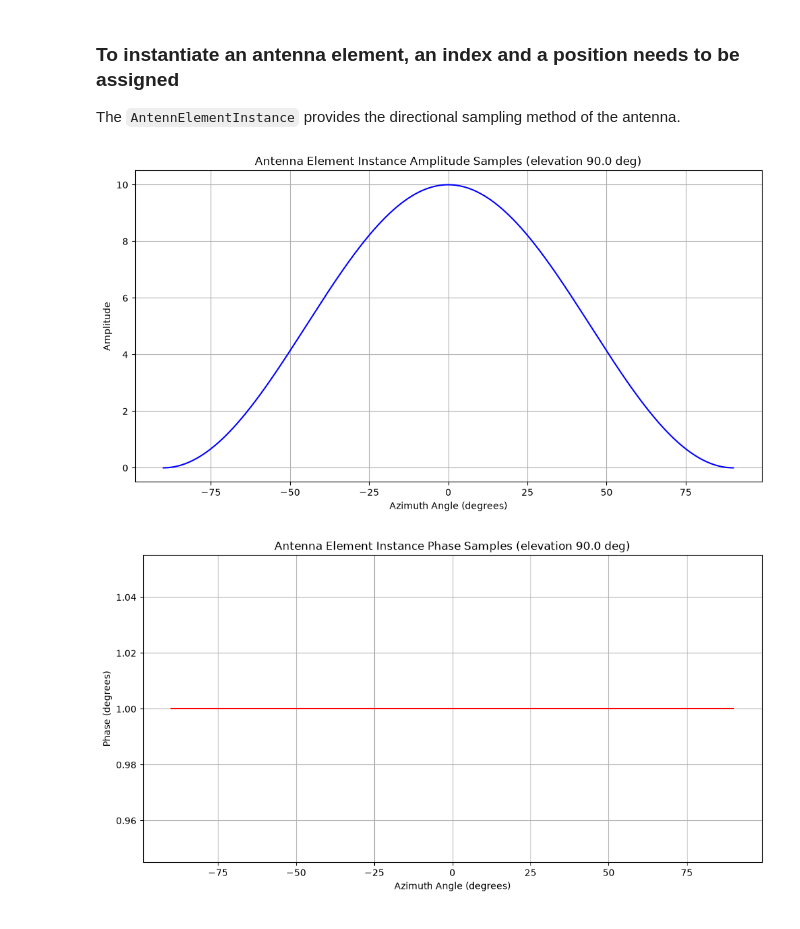
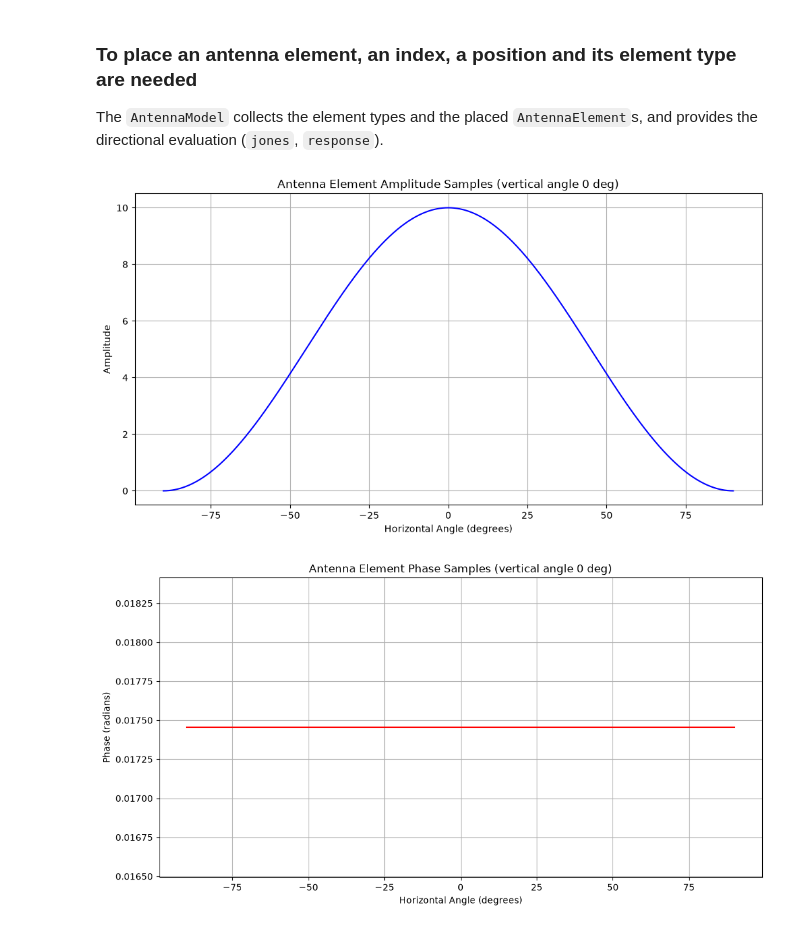
Before and after one commit to aimotive/asam-osi-hfss, a Jupyter notebook: notebooks/antenna/antenna_element.ipynb, the cells around one changed output. Drawn from its saved outputs; the diff is of its cells as text; code cells hidden in the pictures.

```diff
--- a/notebooks/antenna/antenna_element.ipynb
+++ b/notebooks/antenna/antenna_element.ipynb
@@ -87,8 +73,8 @@ from antenna.element import FrequencyInstance
 
 frequency_instance = FrequencyInstance(
     frequency=77e9,
-    radiation=radiation_properties,
-    gain=10.0,
-    phase=0.0
+    gain=20.0,  # dB, i.e. linear amplitude factor 10
+    phase=0.0,
+    radiation=radiation,
 )
 # %% [markdown]
@@ -98,47 +84,62 @@ In this example, there is only one frequency available
 # %%
-from antenna.element import AntennaElement, RxTMode
+from antenna.element import AntennaElementType, Mode
 
-antenna_element = AntennaElement(
-    frequency_instances=[frequency_instance],
-    mode=RxTMode.RECEIVE,
+element_type = AntennaElementType(
+    id=0,
+    mode=Mode.RECEIVE,
+    frequency_instance=[frequency_instance],
 )
 # %% [markdown]
-### To instantiate an antenna element, an index and a position needs to be assigned
+### To place an antenna element, an index, a position and its element type are needed
 
-The `AntennElementInstance` provides the directional sampling method of the antenna.
+The `AntennaModel` collects the element types and the placed `AntennaElement`s, and provides the directional evaluation (`jones`, `response`).
 # %%
-from antenna.element import Position, AntennaElementInstance, Direction
-
-position = Position(x=0.0, y=0.0, z=0.0)
-
-antenna_element_instance = AntennaElementInstance(
-    idx=0, position=position, antenna_element=antenna_element
+from antenna.element import (
+    AntennaElement,
+    AntennaModel,
+    Direction,
+    PolarizationBasis,
+    Vector3d,
 )
 
+antenna_model = AntennaModel(
+    id=0,
+    polarization_basis=PolarizationBasis.LINEAR_HV,
+    element_type=[element_type],
+    element=[
+        AntennaElement(
+            index=0,
+            element_type_id=element_type.id,
+            position=Vector3d(x=0.0, y=0.0, z=0.0),
+        )
+    ],
+)
+element = antenna_model.element[0]
+
 frequency = 77e9
-boresight_elevation: Degree = 90.0
+boresight_vertical = 0.0
 
-# sample() returns (H, V) responses to an H excitation; plot the co-polarised H one.
-samples = [
-    antenna_element_instance.sample(
-        frequency, Direction(azimuth=angle, elevation=boresight_elevation)
-    )[0]
-    for angle in az_angles
-]
+# response() returns the (H, V) field for an H excitation; plot the co-polarised H one.
+samples = np.array(
+    [
+        antenna_model.response(element, frequency, Direction(h, boresight_vertical))[0]
+        for h in horizontal_angle
+    ]
+)
 
 plt.figure(figsize=(12, 6))
-plt.plot(az_angles, [s.amplitude for s in samples], color="blue")
-plt.title(f"Antenna Element Instance Amplitude Samples (elevation {boresight_elevation} deg)")
-plt.xlabel("Azimuth Angle (degrees)")
+plt.plot(np.degrees(horizontal_angle), np.abs(samples), color="blue")
+plt.title("Antenna Element Amplitude Samples (vertical angle 0 deg)")
+plt.xlabel("Horizontal Angle (degrees)")
 plt.ylabel("Amplitude")
 plt.grid()
 plt.figure(figsize=(12, 6))
-plt.plot(az_angles, [s.phase for s in samples], color="red")
-plt.title(f"Antenna Element Instance Phase Samples (elevation {boresight_elevation} deg)")
-plt.xlabel("Azimuth Angle (degrees)")
-plt.ylabel("Phase (degrees)")
+plt.plot(np.degrees(horizontal_angle), np.angle(samples), color="red")
+plt.title("Antenna Element Phase Samples (vertical angle 0 deg)")
+plt.xlabel("Horizontal Angle (degrees)")
+plt.ylabel("Phase (radians)")
 plt.grid()
 plt.show()
 # %% [output]
-[figure, old version]
+[figure, new version]
-[figure, old version]
+[figure, new version]
```
Also changed, not shown: parts of 6 cells of this notebook, 16 other files.
